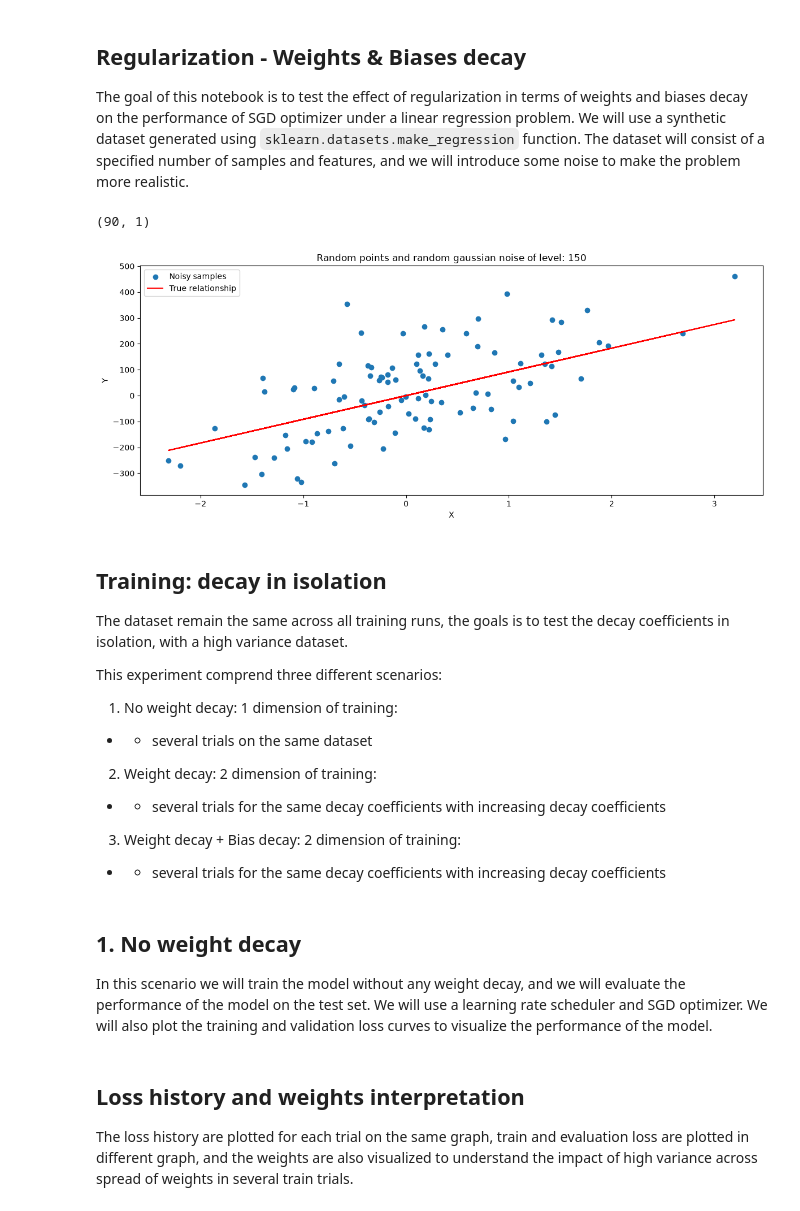
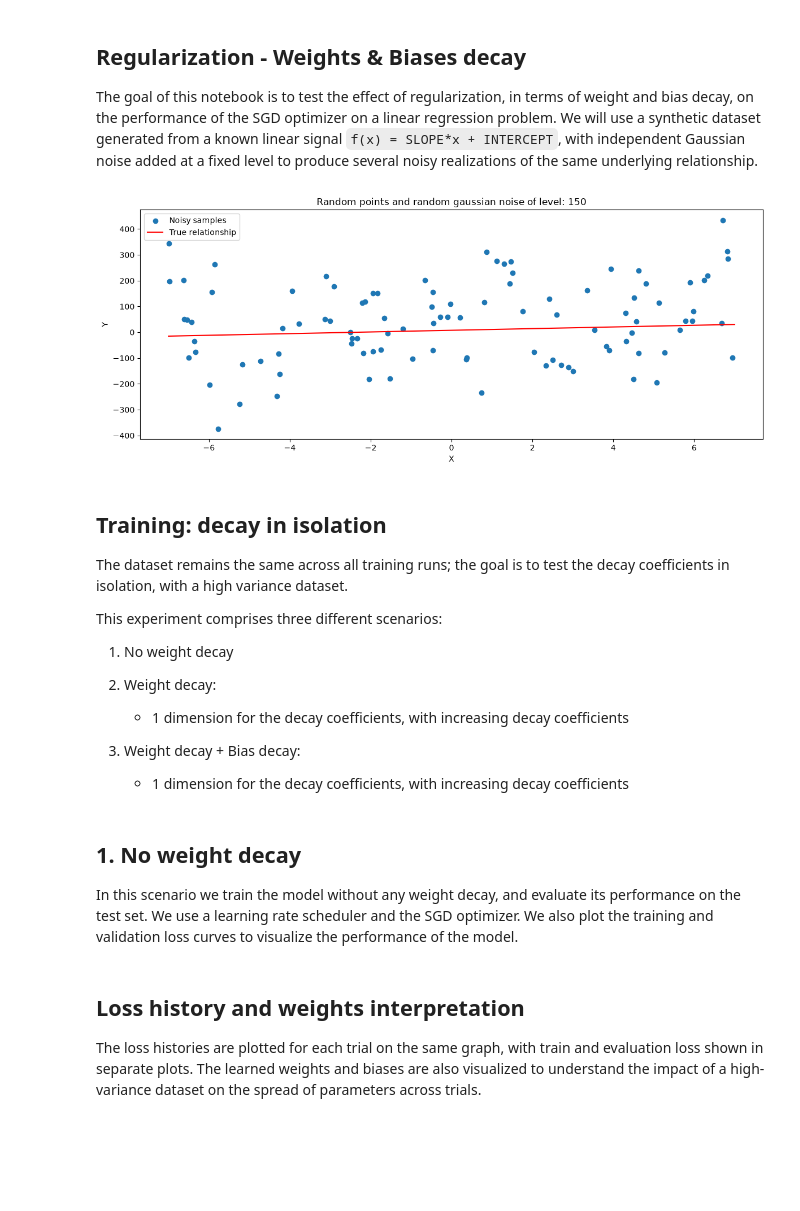
Before and after one commit to cecinuga/thorcino, a Jupyter notebook: examples/linear_regression/regularization/DL2/main.ipynb, the cells around one changed output. Cells and saved outputs as stored; diff of their text form; code cells hidden in the pictures; blank space fills up the shorter version.

Commit message:
upd notebook

```diff
--- a/examples/linear_regression/regularization/DL2/main.ipynb
+++ b/examples/linear_regression/regularization/DL2/main.ipynb
@@ -1,70 +1,65 @@
 # %% [markdown]
 ## Regularization - Weights & Biases decay
-The goal of this notebook is to test the effect of regularization in terms of weights and biases decay on the performance of SGD optimizer under a linear regression problem.
-We will use a synthetic dataset generated using `sklearn.datasets.make_regression` function. The dataset will consist of a specified number of samples and features, and we will introduce some noise to make the problem more realistic.
+The goal of this notebook is to test the effect of regularization, in terms of weight and bias decay, on the performance of the SGD optimizer on a linear regression problem.
+We will use a synthetic dataset generated from a known linear signal `f(x) = SLOPE*x + INTERCEPT`, with independent Gaussian noise added at a fixed level to produce several noisy realizations of the same underlying relationship.
+# %%
+import numpy as np
+
+SLOPE = 3.23
+INTERCEPT = 7.6
+
+"""Signal to estimate"""
+def f(x: np.ndarray) -> np.ndarray:
+    return x*SLOPE + INTERCEPT
+
+COEFS = np.array([[SLOPE], [INTERCEPT]])
 # %%
-import numpy as np
-from core.dataset.dataset import DataLoader, TensorDataset
-from core.tensor import Tensor
-from examples.linear_regression.helpers.dataset import split_dataset
-from sklearn.datasets import make_regression
+from examples.linear_regression.helpers.dataset import generate_noise_dataset, split_dataset, preprocess_dataloader
 
 SEED = 888
-BIAS = 7.2
 NOISE = 150
+MIN = -7
+MAX = 7
+SAMPLE_SIZE = 100
 BATCH_SIZE = 16
 
-X, y, true_coefs = make_regression(n_samples=100, n_features=1, n_targets=1, bias=BIAS, noise=NOISE, coef=True, random_state=SEED)
-
-true_coefs = np.array([true_coefs])
-
-X, y = X, y.reshape(-1, 1)
-
-X_tr, X_te = split_dataset(X, axis=0)
-y_tr, y_te = split_dataset(y, axis=0)
-
-print(X_tr.shape)
-
-data_tr = TensorDataset(Tensor(X_tr), Tensor(y_tr))
-data_te = TensorDataset(Tensor(X_te), Tensor(y_te))
-
-tr_dataloader, te_dataloader = DataLoader(data_tr, BATCH_SIZE), DataLoader(data_te, BATCH_SIZE)
+viz_sample = generate_noise_dataset(f, size=1, sample_size=SAMPLE_SIZE, noise=NOISE, min=MIN, max=MAX, seed=SEED)[0]
+X_viz, y_viz = viz_sample[:, 0], viz_sample[:, 1]
-# %% [output]
-(90, 1)
 # %%
 import numpy as np
 import matplotlib.pyplot as plt
 
 fig, (ax) = plt.subplots(1, 1, figsize=(12, 5))
 
-ax.scatter(X, y, label="Noisy samples")
-ax.plot(X, X@true_coefs, color="red", label="True relationship")
+x_line = np.linspace(MIN, MAX, 200)
+
+ax.scatter(X_viz, y_viz, label="Noisy samples")
+ax.plot(x_line, f(x_line), color="red", label="True relationship")
 ax.set_xlabel("X")
 ax.set_ylabel("Y")
 ax.set_title(f"Random points and random gaussian noise of level: {NOISE}")
 ax.legend()
 
 fig.tight_layout()
 plt.show()
 # %% [output]
-[figure, old version]
+[figure, new version]
 # %% [markdown]
 ## Training: decay in isolation
 
-The dataset remain the same across all training runs, the goals is to test the decay coefficients in isolation, with a high variance dataset.
+The dataset remains the same across all training runs; the goal is to test the decay coefficients in isolation, with a high variance dataset.
 
-This experiment comprend three different scenarios:
-1. No weight decay: 1 dimension of training:
-- - several trials on the same dataset
+This experiment comprises three different scenarios:
+1. No weight decay
 
-2. Weight decay: 2 dimension of training:
-- - several trials for the same decay coefficients with increasing decay coefficients
+2. Weight decay:
+   - 1 dimension for the decay coefficients, with increasing decay coefficients
 
-3. Weight decay + Bias decay: 2 dimension of training:
-- - several trials for the same decay coefficients with increasing decay coefficients
+3. Weight decay + Bias decay:
+   - 1 dimension for the decay coefficients, with increasing decay coefficients
 # %% [markdown]
 ## 1. No weight decay
 
-In this scenario we will train the model without any weight decay, and we will evaluate the performance of the model on the test set. We will use a learning rate scheduler and SGD optimizer.
-We will also plot the training and validation loss curves to visualize the performance of the model.
+In this scenario we train the model without any weight decay, and evaluate its performance on the test set. We use a learning rate scheduler and the SGD optimizer.
+We also plot the training and validation loss curves to visualize the performance of the model.
 # %%
@@ -85,7 +87,7 @@ for i, trainer in zip(range(N_TRIALS), trainers):
 # %% [markdown]
 ## Loss history and weights interpretation
 
-The loss history are plotted for each trial on the same graph, train and evaluation loss are plotted in different graph, and the weights are also visualized to understand the impact of high variance across spread of weights in several train trials.
+The loss histories are plotted for each trial on the same graph, with train and evaluation loss shown in separate plots. The learned weights and biases are also visualized to understand the impact of a high-variance dataset on the spread of parameters across trials.
 # %%
 import matplotlib.pyplot as plt
 from examples.linear_regression.helpers.train import get_models_params
```
Also changed, not shown: parts of 2 cells of this notebook.
